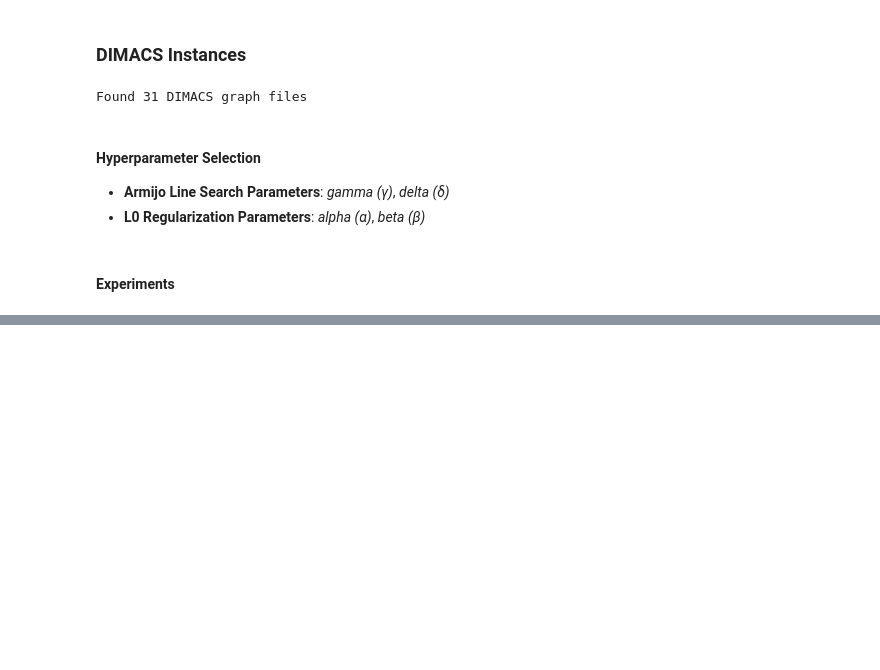
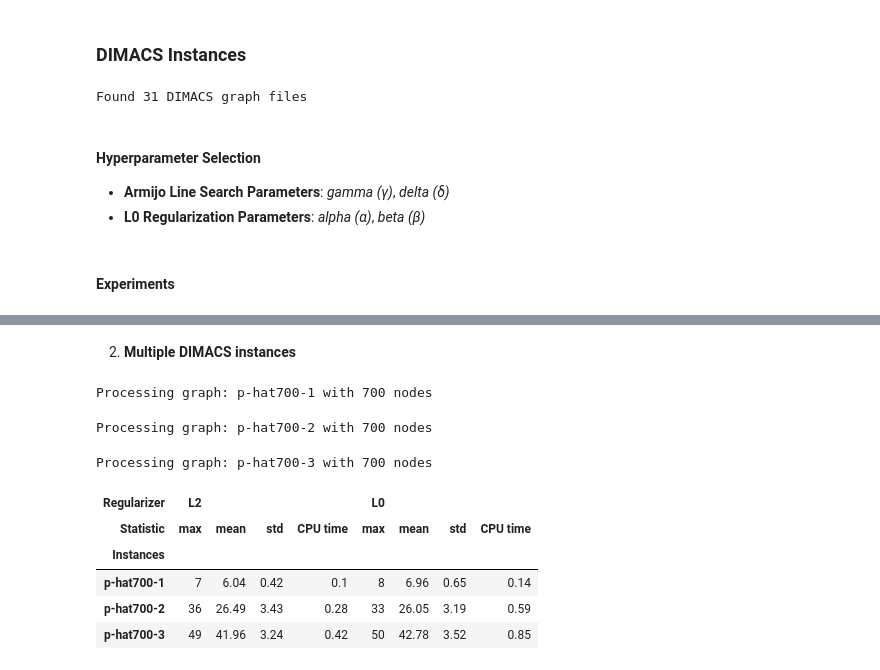
Before and after one commit to pavelihno/optimization-data-science, a Jupyter notebook: Project.ipynb, the cells around one changed output, grey strips where cells are left out. Drawn from its saved outputs; the diff is of its cells as text; code cells hidden in the pictures; blank space fills up the shorter version.

```diff
--- a/Project.ipynb
+++ b/Project.ipynb
@@ -978,11 +1002,11 @@ Found 31 DIMACS graph files
 # %% [markdown]
 #### Experiments
 # %%
-def solve_dimacs_max_clique(graph_adj: np.ndarray, solver: FrankWolfeBase, phi_func: Callable[[np.ndarray], float], grad_phi_func: Callable[[np.ndarray], np.ndarray], x0: np.ndarray) -> FrankWolfeBase:
+def solve_dimacs_max_clique(graph_adj: np.ndarray, solver: FrankWolfeBase, phi_func: Callable[[np.ndarray], float], grad_phi_func: Callable[[np.ndarray], np.ndarray], exact_line_search_func: Optional[Callable], x0: np.ndarray) -> FrankWolfeBase:
     """Solve the maximum clique problem for a given DIMACS instance (adjacency matrix) using the specified solver"""
 
     fitted_solver = solve_max_clique(
-        graph_adj, solver, phi_func, grad_phi_func, x0
+        graph_adj, solver, phi_func, grad_phi_func, exact_line_search_func, x0
     )
 
     x_pred = fitted_solver.x_pred
@@ -990,9 +1014,8 @@ def solve_dimacs_max_clique(graph_adj: np.ndarray, solver: FrankWolfeBase, phi_f
 
     return fitted_solver, max_clique_size
 
-
-def run_dimacs_max_clique_experiments(graph_paths: List[str], solver: FrankWolfeBase, regularizers: List[Tuple[str, Callable, Callable]], num_trials: int = 100, random_seed: int = 123) -> Dict[str, Dict[str, List[float]]]:
-    """Run experiments on DIMACS instances with the specified solver and regularizers"""
+def run_dimacs_max_clique_experiments(graph_paths: List[str], solver_class: Type, solver_configs, num_trials: int = 100, random_seed: int = 123) -> Dict[str, Dict[str, List[float]]]:
+    """Run experiments on DIMACS instances with the specified solver and configurations"""
 
     results = {}
 
@@ -1006,7 +1029,7 @@ def run_dimacs_max_clique_experiments(graph_paths: List[str], solver: FrankWolfe
 
         print(f'\nProcessing graph: {graph_name} with {n} nodes')
 
-        for reg_name, phi_func, grad_phi_func in regularizers:
+        for solver_params, reg_name, phi_func, grad_phi_func, exact_line_search_func in solver_configs:
             reg_cpu_results = []
             reg_mcp_results = []
 
@@ -1016,8 +1039,10 @@ def run_dimacs_max_clique_experiments(graph_paths: List[str], solver: FrankWolfe
                     random_seed + trial
                 )
 
+                solver = solver_class(**solver_params)
+
                 fitted_solver, max_clique_size = solve_dimacs_max_clique(
-                    graph_adj, solver, phi_func, grad_phi_func, x0
+                    graph_adj, solver, phi_func, grad_phi_func, exact_line_search_func, x0
                 )
 
                 cpu_time = fitted_solver.cpu_time_history[-1]
@@ -1130,0 +1209,42 @@ Processing graph: brock800-2 with 800 nodes
+# %% [markdown]
+2) **Multiple DIMACS instances**
+# %%
+solver_class = PairwiseFrankWolfe
+
+base_solver_params = {'max_iter': 800, 'tol': 1e-6, **armijo_params}
+solver_configs = [
+    (
+        {**base_solver_params, 'line_search_strategy': 'exact'},
+        'L2', phi_l2, grad_phi_l2, exact_line_search_l2
+    ),
+    (
+        {**base_solver_params, 'line_search_strategy': 'armijo'},
+        'L0',
+        lambda x: phi_l0(x, **regularization_params),
+        lambda x: grad_phi_l0(x, **regularization_params),
+        None
+    )
+]
+
+experiment_results = run_dimacs_max_clique_experiments(
+    dimacs_graph_paths[-3:],
+    solver_class,
+    solver_configs,
+    num_trials=100,
+    random_seed=random_seed
+)
+
+create_experiments_results_df(
+    experiment_results,
+    ['L2', 'L0']
+)
+# %% [output]
+Processing graph: p-hat700-1 with 700 nodes
+Processing graph: p-hat700-2 with 700 nodes
+Processing graph: p-hat700-3 with 700 nodes
+| Regularizer | L2 |  |  |  | L0 |  |  |  |
+| Statistic | max | mean | std | CPU time | max | mean | std | CPU time |
+| Instances |  |  |  |  |  |  |  |  |
+| p-hat700-1 | 7 | 6.04 | 0.42 | 0.1 | 8 | 6.96 | 0.65 | 0.14 |
+| p-hat700-2 | 36 | 26.49 | 3.43 | 0.28 | 33 | 26.05 | 3.19 | 0.59 |
+| p-hat700-3 | 49 | 41.96 | 3.24 | 0.42 | 50 | 42.78 | 3.52 | 0.85 |
```
Also changed, not shown: parts of 15 cells of this notebook.
